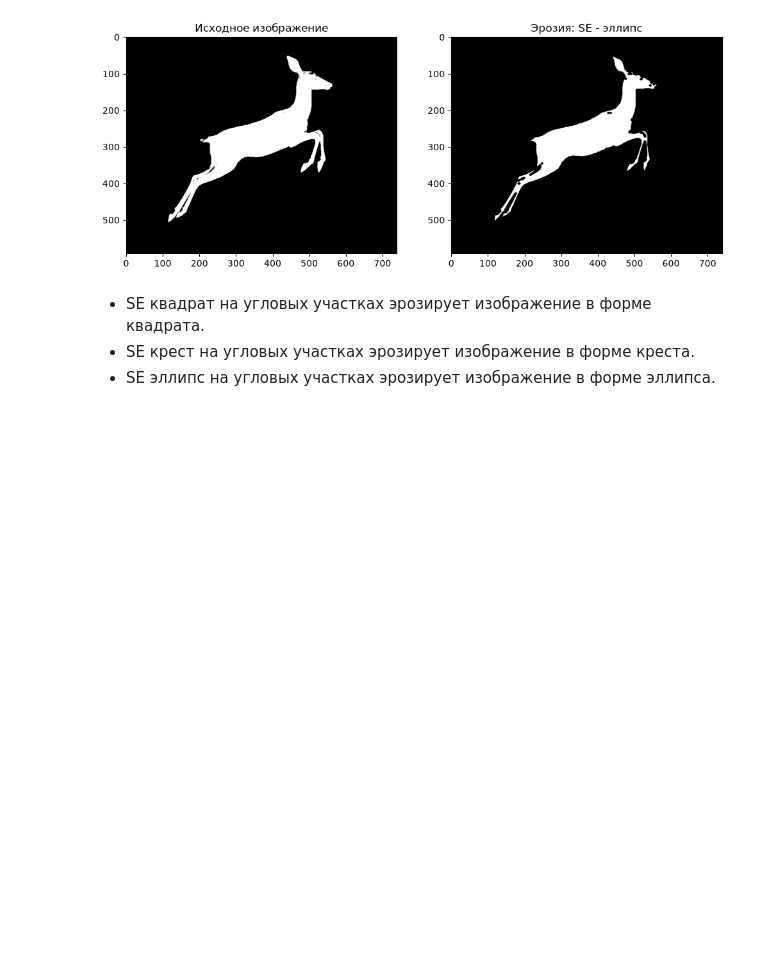
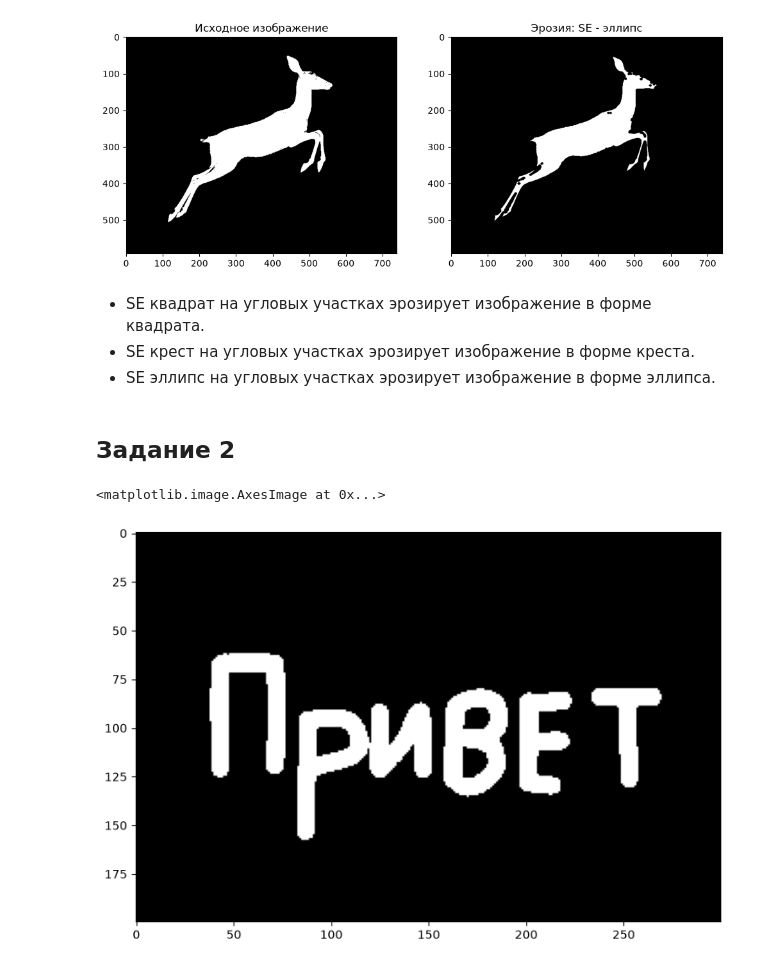
Before and after one commit to RuslanVdovinn/asu, a Jupyter notebook: kmkz/lec2/exercise/lab2.ipynb, the cells around one changed output. Saved outputs shown, nothing was run; the diff lists cells and outputs as text; code cells hidden in the pictures; blank space fills up the shorter version.

```diff
--- a/kmkz/lec2/exercise/lab2.ipynb
+++ b/kmkz/lec2/exercise/lab2.ipynb
@@ -87,3 +87,12 @@ erode(cv2.MORPH_ELLIPSE, 'эллипс')
 - SE квадрат на угловых участках эрозирует изображение в форме квадрата.
 - SE крест на угловых участках эрозирует изображение в форме креста.
 - SE эллипс на угловых участках эрозирует изображение в форме эллипса.
+# %% [markdown]
+## Задание 2
+# %%
+hello_img = cv2.imread('hello.jpg', cv2.IMREAD_GRAYSCALE)
+hello_binary = ((hello_img > 195) * 255).astype(np.uint8) # бинаризация
+plt.imshow(hello_binary, cmap='gray')
+# %% [output]
+<matplotlib.image.AxesImage at 0x...>
+[figure, added]
```
Also changed, not shown: parts of 7 cells of this notebook, 1 other file.
